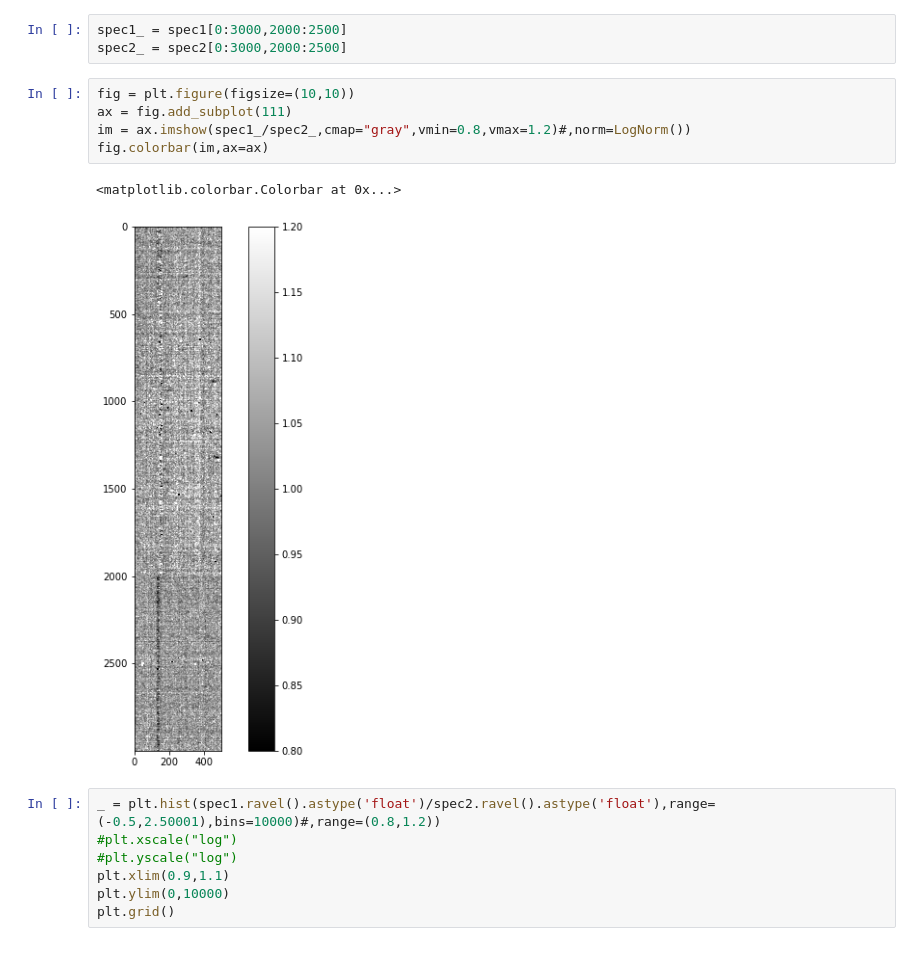
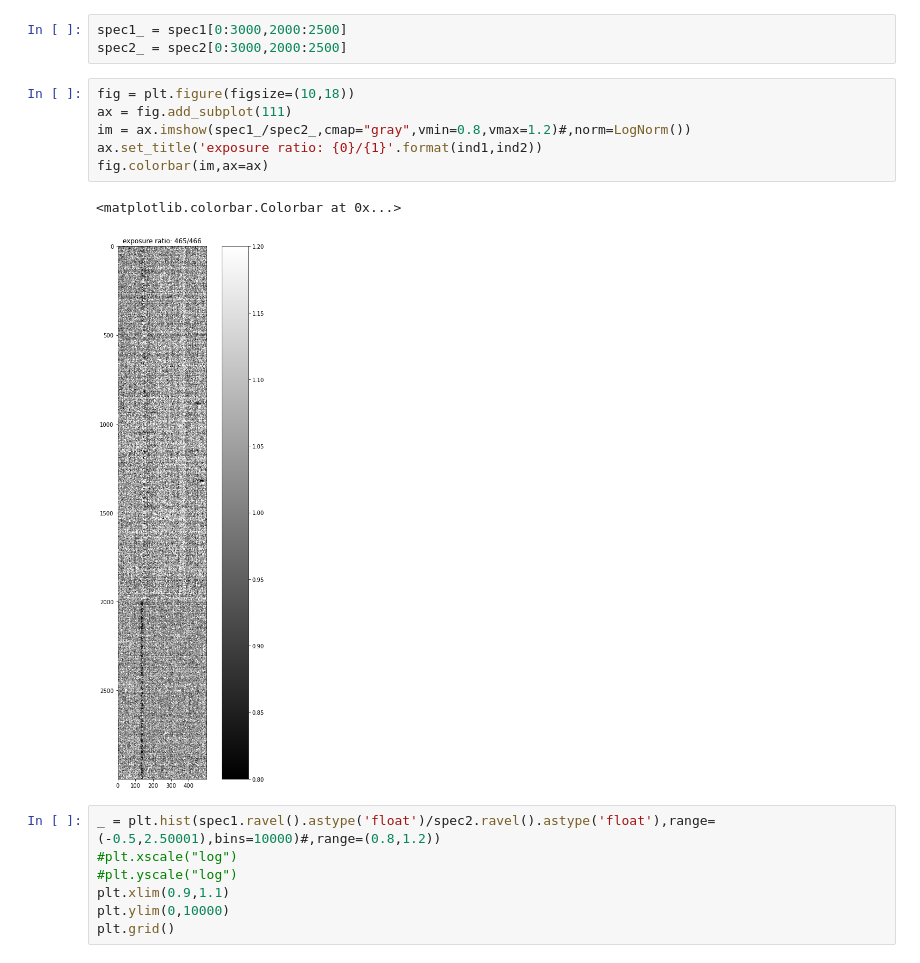
Before and after one commit to mrmonroy/AuxTel_night_stability, a Jupyter notebook: exposure_ratio.ipynb, the cells around one changed output. Cells and saved outputs as stored; diff of their text form.

```diff
--- a/exposure_ratio.ipynb
+++ b/exposure_ratio.ipynb
@@ -128,13 +135,14 @@ fig.colorbar(im,ax=ax)
 spec1_ = spec1[0:3000,2000:2500]
 spec2_ = spec2[0:3000,2000:2500]
 # %%
-fig = plt.figure(figsize=(10,10))
+fig = plt.figure(figsize=(10,18))
 ax = fig.add_subplot(111)
 im = ax.imshow(spec1_/spec2_,cmap="gray",vmin=0.8,vmax=1.2)#,norm=LogNorm())
+ax.set_title('exposure ratio: {0}/{1}'.format(ind1,ind2))
 fig.colorbar(im,ax=ax)
 # %% [output]
 <matplotlib.colorbar.Colorbar at 0x...>
-[figure, old version]
+[figure, new version]
 # %%
 _ = plt.hist(spec1.ravel().astype('float')/spec2.ravel().astype('float'),range=(-0.5,2.50001),bins=10000)#,range=(0.8,1.2))
 #plt.xscale("log")
```
Also changed, not shown: parts of 18 cells of this notebook.
